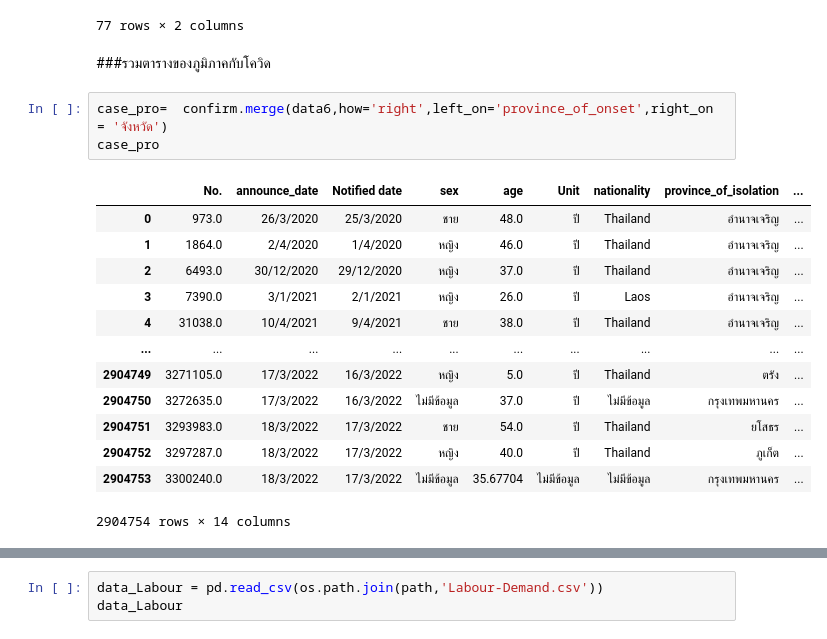
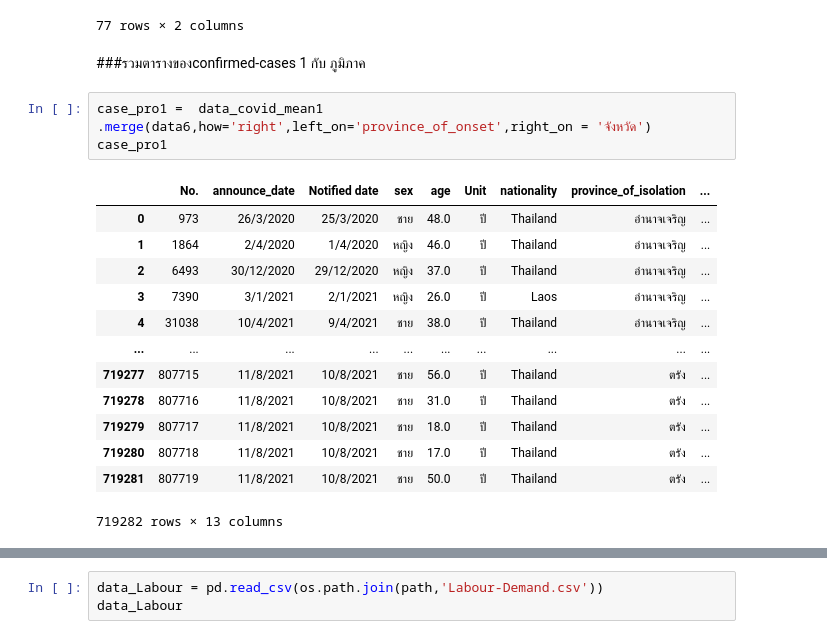
Before and after one commit to pondbaahh/data_viz_2022, a Jupyter notebook: Final_Project.ipynb, the cells around one changed output, grey strips where cells are left out. Saved outputs shown, nothing was run; the diff lists cells and outputs as text.

```diff
--- a/Final_Project.ipynb
+++ b/Final_Project.ipynb
@@ -551,22 +492,22 @@ data6
 | 75 | สตูล | ใต้ |
 | 76 | ตรัง | ใต้ |
 77 rows × 2 columns
-# %% [markdown]
-###รวมตารางของภูมิภาคกับโควิด
+# %% [markdown]
+###รวมตารางของconfirmed-cases 1 กับ ภูมิภาค
 # %%
-case_pro=  confirm.merge(data6,how='right',left_on='province_of_onset',right_on = 'จังหวัด')
-case_pro
+case_pro1 =  data_covid_mean1 .merge(data6,how='right',left_on='province_of_onset',right_on = 'จังหวัด')
+case_pro1
 # %% [output]
 |  | No. | announce_date | Notified date | sex | age | Unit | nationality | province_of_isolation | ... |
-| 0 | 973.0 | 26/3/2020 | 25/3/2020 | ชาย | 48.0 | ปี | Thailand | อำนาจเจริญ | ... |
-| 1 | 1864.0 | 2/4/2020 | 1/4/2020 | หญิง | 46.0 | ปี | Thailand | อำนาจเจริญ | ... |
-| 2 | 6493.0 | 30/12/2020 | 29/12/2020 | หญิง | 37.0 | ปี | Thailand | อำนาจเจริญ | ... |
-| 3 | 7390.0 | 3/1/2021 | 2/1/2021 | หญิง | 26.0 | ปี | Laos | อำนาจเจริญ | ... |
-| 4 | 31038.0 | 10/4/2021 | 9/4/2021 | ชาย | 38.0 | ปี | Thailand | อำนาจเจริญ | ... |
+| 0 | 973 | 26/3/2020 | 25/3/2020 | ชาย | 48.0 | ปี | Thailand | อำนาจเจริญ | ... |
+| 1 | 1864 | 2/4/2020 | 1/4/2020 | หญิง | 46.0 | ปี | Thailand | อำนาจเจริญ | ... |
+| 2 | 6493 | 30/12/2020 | 29/12/2020 | หญิง | 37.0 | ปี | Thailand | อำนาจเจริญ | ... |
+| 3 | 7390 | 3/1/2021 | 2/1/2021 | หญิง | 26.0 | ปี | Laos | อำนาจเจริญ | ... |
+| 4 | 31038 | 10/4/2021 | 9/4/2021 | ชาย | 38.0 | ปี | Thailand | อำนาจเจริญ | ... |
 | ... | ... | ... | ... | ... | ... | ... | ... | ... | ... |
-| 2904749 | 3271105.0 | 17/3/2022 | 16/3/2022 | หญิง | 5.0 | ปี | Thailand | ตรัง | ... |
-| 2904750 | 3272635.0 | 17/3/2022 | 16/3/2022 | ไม่มีข้อมูล | 37.0 | ปี | ไม่มีข้อมูล | กรุงเทพมหานคร | ... |
-| 2904751 | 3293983.0 | 18/3/2022 | 17/3/2022 | ชาย | 54.0 | ปี | Thailand | ยโสธร | ... |
-| 2904752 | 3297287.0 | 18/3/2022 | 17/3/2022 | หญิง | 40.0 | ปี | Thailand | ภูเก็ต | ... |
-| 2904753 | 3300240.0 | 18/3/2022 | 17/3/2022 | ไม่มีข้อมูล | 35.67704 | ไม่มีข้อมูล | ไม่มีข้อมูล | กรุงเทพมหานคร | ... |
+| 719277 | 807715 | 11/8/2021 | 10/8/2021 | ชาย | 56.0 | ปี | Thailand | ตรัง | ... |
+| 719278 | 807716 | 11/8/2021 | 10/8/2021 | ชาย | 31.0 | ปี | Thailand | ตรัง | ... |
+| 719279 | 807717 | 11/8/2021 | 10/8/2021 | ชาย | 18.0 | ปี | Thailand | ตรัง | ... |
+| 719280 | 807718 | 11/8/2021 | 10/8/2021 | ชาย | 17.0 | ปี | Thailand | ตรัง | ... |
+| 719281 | 807719 | 11/8/2021 | 10/8/2021 | ชาย | 50.0 | ปี | Thailand | ตรัง | ... |
-2904754 rows × 14 columns
+719282 rows × 13 columns
```
Also changed, not shown: parts of 28 cells of this notebook.
